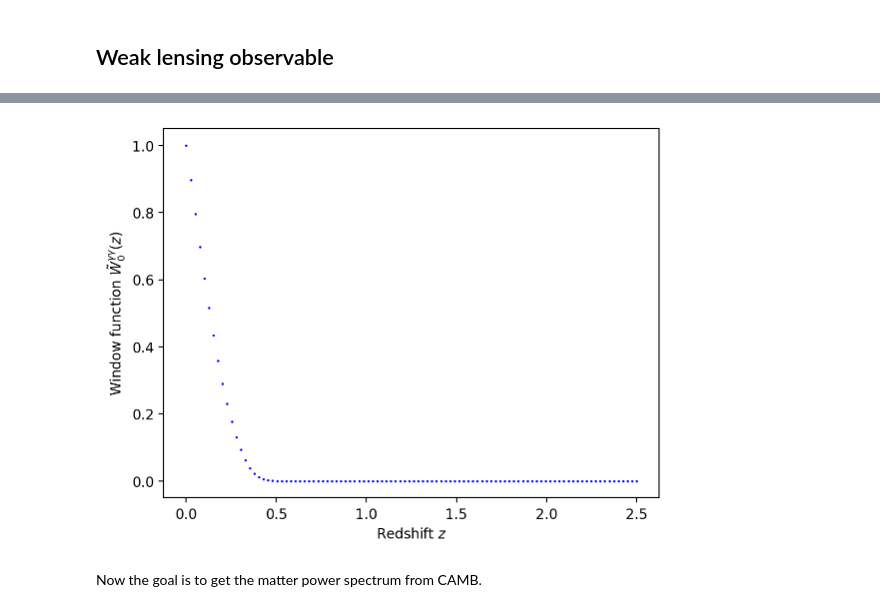
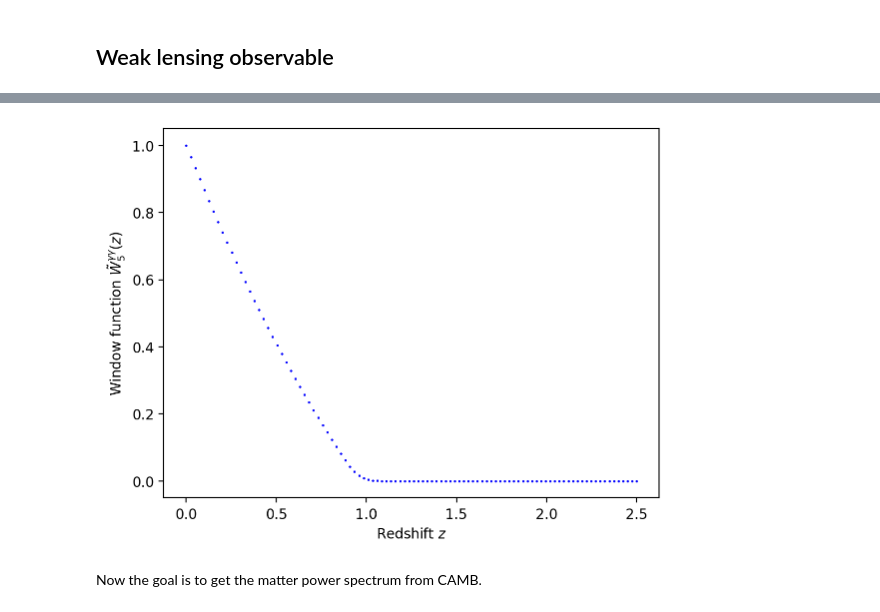
Before and after one commit to vPedreros/dfi-summer-2023, a Jupyter notebook: summer_nb.ipynb, the cells around one changed output, grey strips where cells are left out. Cells and saved outputs as stored; diff of their text form; code cells hidden in the pictures.

```diff
--- a/summer_nb.ipynb
+++ b/summer_nb.ipynb
@@ -317,7 +317,8 @@ def window_gammagamma(i, z, zmin=0.0, zmax=2.5, calc_ndensity=False):
     else:
         def integrand(w):
             bin_ndensity = np.loadtxt('bin_ndensity/bin_%s'%(str(i)))
-            return bin_ndensity * (1 - r(z) / r(w))
+            idx = np.where(bin_ndensity[:,1:][:,0] == 2.5)[0][0]
+            return bin_ndensity[idx][0] * (1 - r(z) / r(w))
     return integrate.quad(integrand, z, zmax)[0]
 
 
@@ -344,15 +345,16 @@ for i in range(len(z_equipop_bins)):
         list.append([bin_number_density(i, z), z])
     np.savetxt('bin_ndensity/bin_%s'%(str(i)), np.array(list))
 # %%
+i = 5
+
 fig, ax = plt.subplots()
-i = 0
 
 for z in z_to_plot:
-    ax.scatter(z, window_gammagamma(i, z), c='b', s=0.5)
+    ax.scatter(z, window_gammagamma(i, z, calc_ndensity=True), c='b', s=0.5)
 ax.set_xlabel('Redshift $z$')
 ax.set_ylabel(r'Window function $\tilde{W}_%s^{\gamma\gamma}(z)$'%(str(i)));
 # %% [output]
-[figure, old version]
+[figure, new version]
 # %% [markdown]
 Now the goal is to get the matter power spectrum from CAMB.
 # %% [markdown]
```
Also changed, not shown: parts of 13 cells of this notebook.
